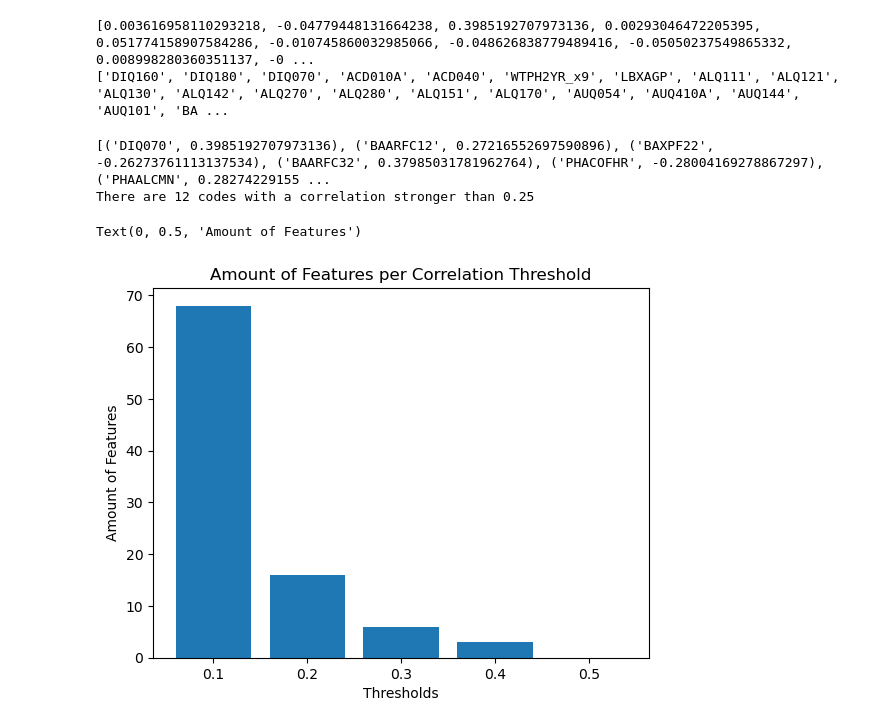
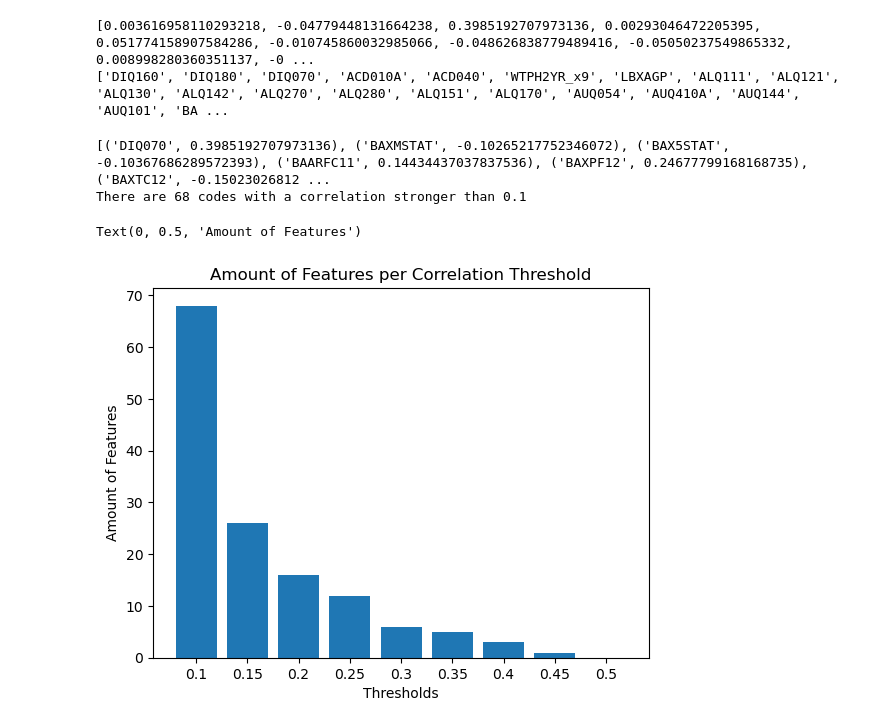
Before and after one commit to PiSaucer/CS426-Project, a Jupyter notebook: diabetes.ipynb, the cells around one changed output. Drawn from its saved outputs; the diff is of its cells as text; code cells hidden in the pictures.

```diff
--- a/diabetes.ipynb
+++ b/diabetes.ipynb
@@ -266,7 +266,7 @@ df.to_csv('all_data.csv', index=False)
 df = pd.read_csv('all_data.csv')
 
 # making correlation graph
-corrmat = df.corr(numeric_only=True)
+corrmat = df.corr()
 round(corrmat, 2)
 sns.heatmap(corrmat)
 plt.show()
@@ -287,32 +287,32 @@ print(codes)
 
 filtCorrs = []
 for i in range(len(correlations)):
-    if correlations[i] > 0.25 or correlations[i] < -0.25:
+    if correlations[i] > 0.1 or correlations[i] < -0.1:
         filtCorrs.append((codes[i], correlations[i]))
 
 print(filtCorrs)
-print(f'There are {len(filtCorrs)} codes with a correlation stronger than 0.25')
+print(f'There are {len(filtCorrs)} codes with a correlation stronger than 0.1')
 # %% [output]
-[('DIQ070', 0.3985192707973136), ('BAARFC12', 0.27216552697590896), ('BAXPF22', -0.26273761113137534), ('BAARFC32', 0.37985031781962764), ('PHACOFHR', -0.28004169278867297), ('PHAALCMN', 0.28274229155 ...
-There are 12 codes with a correlation stronger than 0.25
+[('DIQ070', 0.3985192707973136), ('BAXMSTAT', -0.10265217752346072), ('BAX5STAT', -0.10367686289572393), ('BAARFC11', 0.14434437037837536), ('BAXPF12', 0.24677799168168735), ('BAXTC12', -0.15023026812 ...
+There are 68 codes with a correlation stronger than 0.1
 # %%
 # graph of the amount of features we can get with different correlation thresholds
 
 amounts = []
-thresholds = [0.1, 0.2, 0.3, 0.4, 0.5]
+thresholds = [0.1, 0.15, 0.2, 0.25, 0.3, 0.35, 0.4, 0.45, 0.5]
 
 for t in thresholds:
     filtCorrs = []
     for i in range(len(correlations)):
         if correlations[i] > t or correlations[i] < t*-1:
             filtCorrs.append((codes[i], correlations[i]))
     amounts.append(len(filtCorrs))
 
 
 plt.bar(list(map(str, thresholds)), amounts, label = thresholds)
 plt.title('Amount of Features per Correlation Threshold')
 plt.xlabel('Thresholds')
 plt.ylabel('Amount of Features')
 # %% [output]
 Text(0, 0.5, 'Amount of Features')
-[figure, old version]
+[figure, new version]
```
Also changed, not shown: parts of 1 cell of this notebook.
